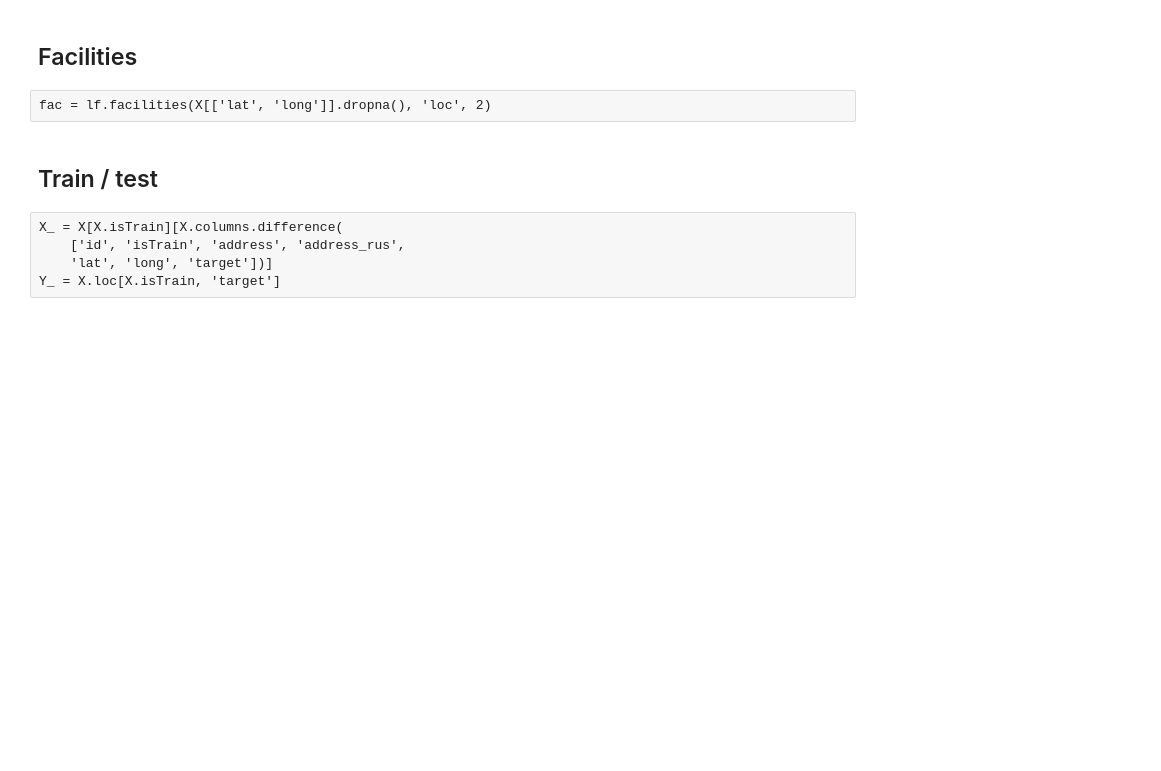
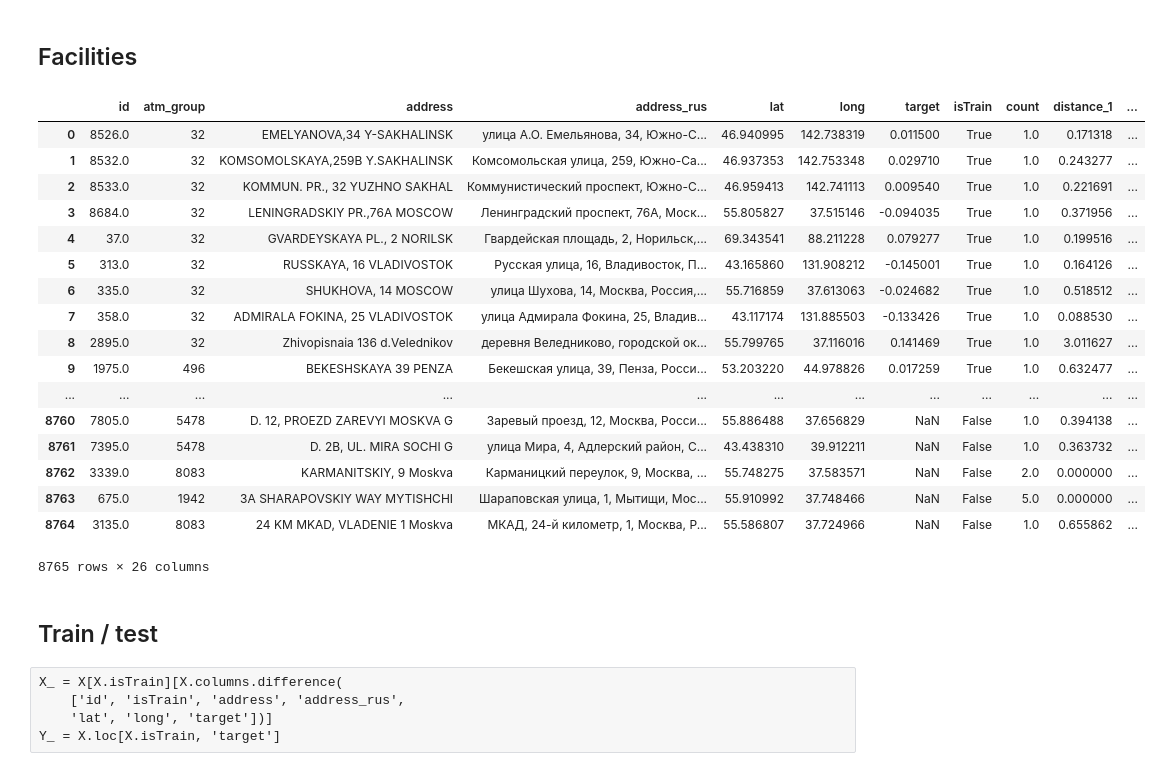
Before and after one commit to Muhamob/happy-data-year-rosbank, a Jupyter notebook: notebooks/baseline.ipynb, the cells around one changed output. Cells and saved outputs as stored; diff of their text form; code cells hidden in the pictures; blank space fills up the shorter version.

```diff
--- a/notebooks/baseline.ipynb
+++ b/notebooks/baseline.ipynb
@@ -125,8 +133,10 @@ X.city= X.city.rank().fillna(-1)
 # %% [markdown]
 ## Facilities
-# %% [raw]
-fac = lf.facilities(X[['lat', 'long']].dropna(), 'loc', 2)
-# %%
-X['loc_0'] = np.nan
-X['loc_1'] = np.nan
+# %%
+N = 5
+fac = lf.facilities(X[['lat', 'long']].dropna(), 'loc', N)
+loc_inds = list('loc_'+str(i) for i in range(N))
+# %%
+for i in range(N):
+    X['loc_'+str(i)] = np.nan
 # %%
@@ -134,3 +144,24 @@ X.loc[np.where(~X.lat.isna())[0], ['loc_0', 'loc_1']] = fac.values
+# %%
+X
+# %% [output]
+|  | id | atm_group | address | address_rus | lat | long | target | isTrain | count | distance_1 | ... |
+| 0 | 8526.0 | 32 | EMELYANOVA,34 Y-SAKHALINSK | улица А.О. Емельянова, 34, Южно-С... | 46.940995 | 142.738319 | 0.011500 | True | 1.0 | 0.171318 | ... |
+| 1 | 8532.0 | 32 | KOMSOMOLSKAYA,259B Y.SAKHALINSK | Комсомольская улица, 259, Южно-Са... | 46.937353 | 142.753348 | 0.029710 | True | 1.0 | 0.243277 | ... |
+| 2 | 8533.0 | 32 | KOMMUN. PR., 32 YUZHNO SAKHAL | Коммунистический проспект, Южно-С... | 46.959413 | 142.741113 | 0.009540 | True | 1.0 | 0.221691 | ... |
+| 3 | 8684.0 | 32 | LENINGRADSKIY PR.,76A MOSCOW | Ленинградский проспект, 76А, Моск... | 55.805827 | 37.515146 | -0.094035 | True | 1.0 | 0.371956 | ... |
+| 4 | 37.0 | 32 | GVARDEYSKAYA PL., 2 NORILSK | Гвардейская площадь, 2, Норильск,... | 69.343541 | 88.211228 | 0.079277 | True | 1.0 | 0.199516 | ... |
+| 5 | 313.0 | 32 | RUSSKAYA, 16 VLADIVOSTOK | Русская улица, 16, Владивосток, П... | 43.165860 | 131.908212 | -0.145001 | True | 1.0 | 0.164126 | ... |
+| 6 | 335.0 | 32 | SHUKHOVA, 14 MOSCOW | улица Шухова, 14, Москва, Россия,... | 55.716859 | 37.613063 | -0.024682 | True | 1.0 | 0.518512 | ... |
+| 7 | 358.0 | 32 | ADMIRALA FOKINA, 25 VLADIVOSTOK | улица Адмирала Фокина, 25, Владив... | 43.117174 | 131.885503 | -0.133426 | True | 1.0 | 0.088530 | ... |
+| 8 | 2895.0 | 32 | Zhivopisnaia 136 d.Velednikov | деревня Веледниково, городской ок... | 55.799765 | 37.116016 | 0.141469 | True | 1.0 | 3.011627 | ... |
+| 9 | 1975.0 | 496 | BEKESHSKAYA 39 PENZA | Бекешская улица, 39, Пенза, Росси... | 53.203220 | 44.978826 | 0.017259 | True | 1.0 | 0.632477 | ... |
+| ... | ... | ... | ... | ... | ... | ... | ... | ... | ... | ... | ... |
+| 8760 | 7805.0 | 5478 | D. 12, PROEZD ZAREVYI MOSKVA G | Заревый проезд, 12, Москва, Росси... | 55.886488 | 37.656829 | NaN | False | 1.0 | 0.394138 | ... |
+| 8761 | 7395.0 | 5478 | D. 2B, UL. MIRA SOCHI G | улица Мира, 4, Адлерский район, С... | 43.438310 | 39.912211 | NaN | False | 1.0 | 0.363732 | ... |
+| 8762 | 3339.0 | 8083 | KARMANITSKIY, 9 Moskva | Карманицкий переулок, 9, Москва, ... | 55.748275 | 37.583571 | NaN | False | 2.0 | 0.000000 | ... |
+| 8763 | 675.0 | 1942 | 3A SHARAPOVSKIY WAY MYTISHCHI | Шараповская улица, 1, Мытищи, Мос... | 55.910992 | 37.748466 | NaN | False | 5.0 | 0.000000 | ... |
+| 8764 | 3135.0 | 8083 | 24 KM MKAD, VLADENIE 1 Moskva | МКАД, 24-й километр, 1, Москва, Р... | 55.586807 | 37.724966 | NaN | False | 1.0 | 0.655862 | ... |
+8765 rows × 26 columns
 # %% [markdown]
 ## Train / test
 # %%
```
Also changed, not shown: parts of 25 cells of this notebook, 13 other files.
